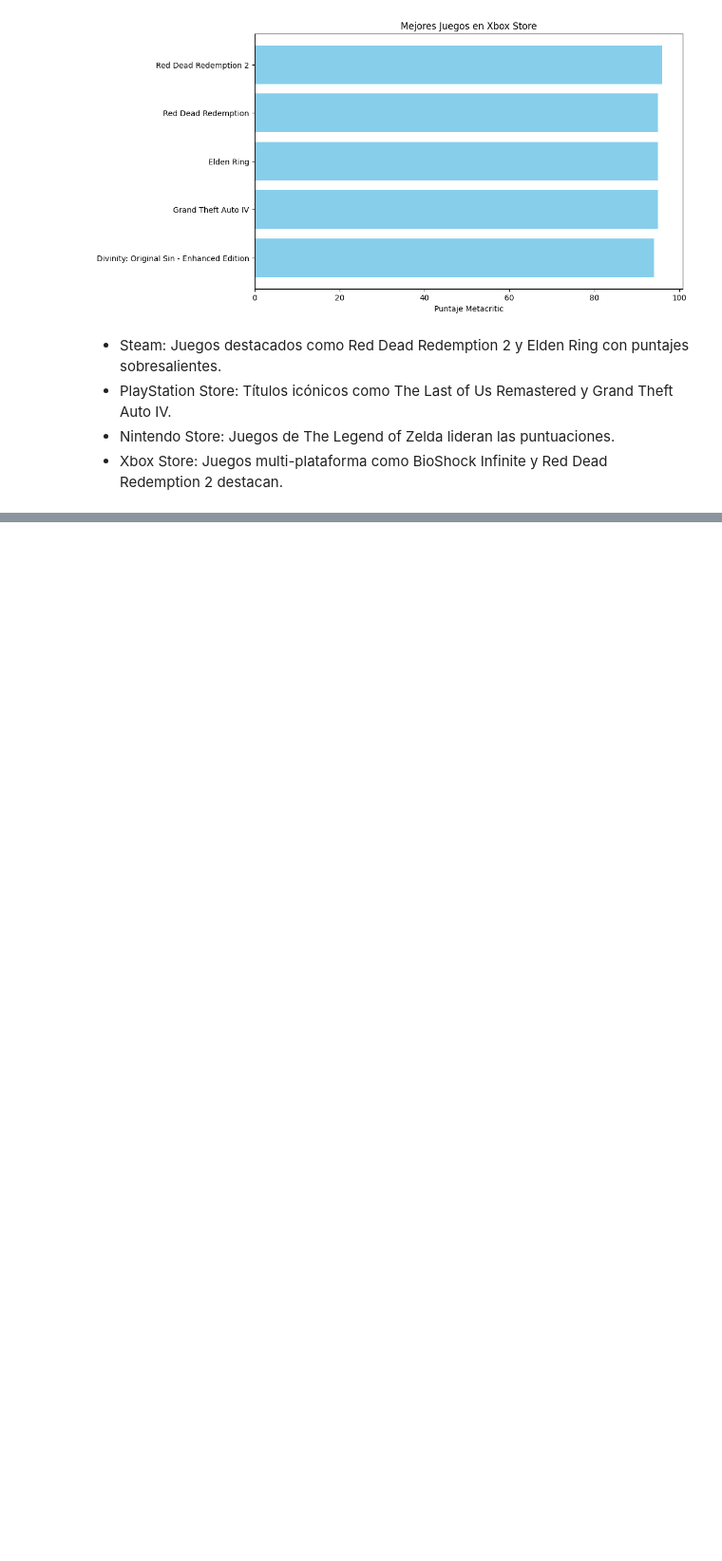
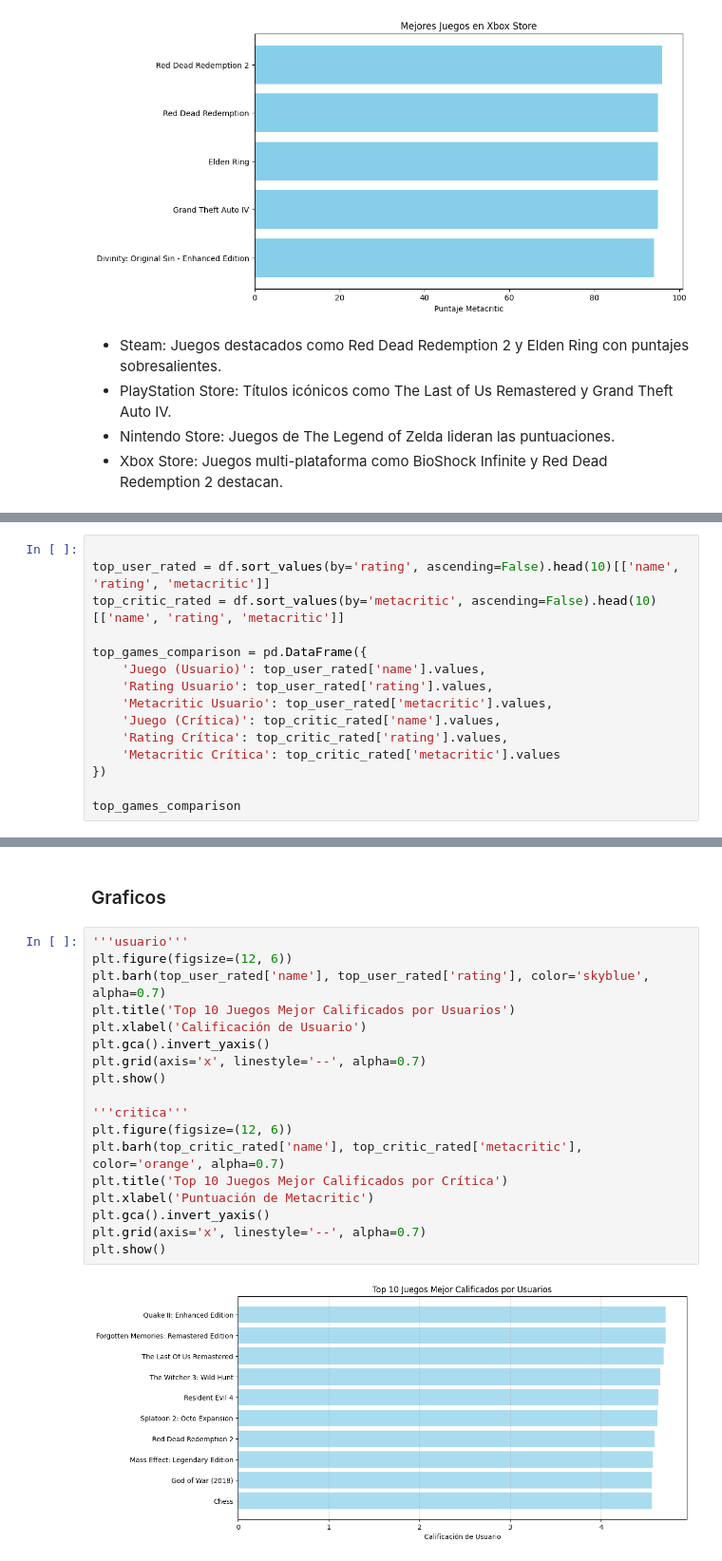
Before and after one commit to andreszaragoza/Eda-Andres, a Jupyter notebook: Analisis_Andres/notebooks/Analisis_Datos.ipynb, the cells around one changed output, grey strips where cells are left out. Shown at 95% size. Saved outputs shown, nothing was run; the diff lists cells and outputs as text; blank space fills up the shorter version.

```diff
--- a/Analisis_Andres/notebooks/Analisis_Datos.ipynb
+++ b/Analisis_Andres/notebooks/Analisis_Datos.ipynb
@@ -1393,0 +1322,15 @@ plot_top_games("Xbox Store", top_xbox_games)
+# %%
+
+top_user_rated = df.sort_values(by='rating', ascending=False).head(10)[['name', 'rating', 'metacritic']]
+top_critic_rated = df.sort_values(by='metacritic', ascending=False).head(10)[['name', 'rating', 'metacritic']]
+
+top_games_comparison = pd.DataFrame({
+    'Juego (Usuario)': top_user_rated['name'].values,
+    'Rating Usuario': top_user_rated['rating'].values,
+    'Metacritic Usuario': top_user_rated['metacritic'].values,
+    'Juego (Crítica)': top_critic_rated['name'].values,
+    'Rating Crítica': top_critic_rated['rating'].values,
+    'Metacritic Crítica': top_critic_rated['metacritic'].values
+})
+
+top_games_comparison
@@ -1393,0 +1349,22 @@ plot_top_games("Xbox Store", top_xbox_games)
+# %% [markdown]
+### Graficos
+# %%
+'''usuario'''
+plt.figure(figsize=(12, 6))
+plt.barh(top_user_rated['name'], top_user_rated['rating'], color='skyblue', alpha=0.7)
+plt.title('Top 10 Juegos Mejor Calificados por Usuarios')
+plt.xlabel('Calificación de Usuario')
+plt.gca().invert_yaxis()
+plt.grid(axis='x', linestyle='--', alpha=0.7)
+plt.show()
+
+'''critica'''
+plt.figure(figsize=(12, 6))
+plt.barh(top_critic_rated['name'], top_critic_rated['metacritic'], color='orange', alpha=0.7)
+plt.title('Top 10 Juegos Mejor Calificados por Crítica')
+plt.xlabel('Puntuación de Metacritic')
+plt.gca().invert_yaxis()
+plt.grid(axis='x', linestyle='--', alpha=0.7)
+plt.show()
+# %% [output]
+[figure, added]
```
Also changed, not shown: parts of 27 cells of this notebook, 1 other file.
